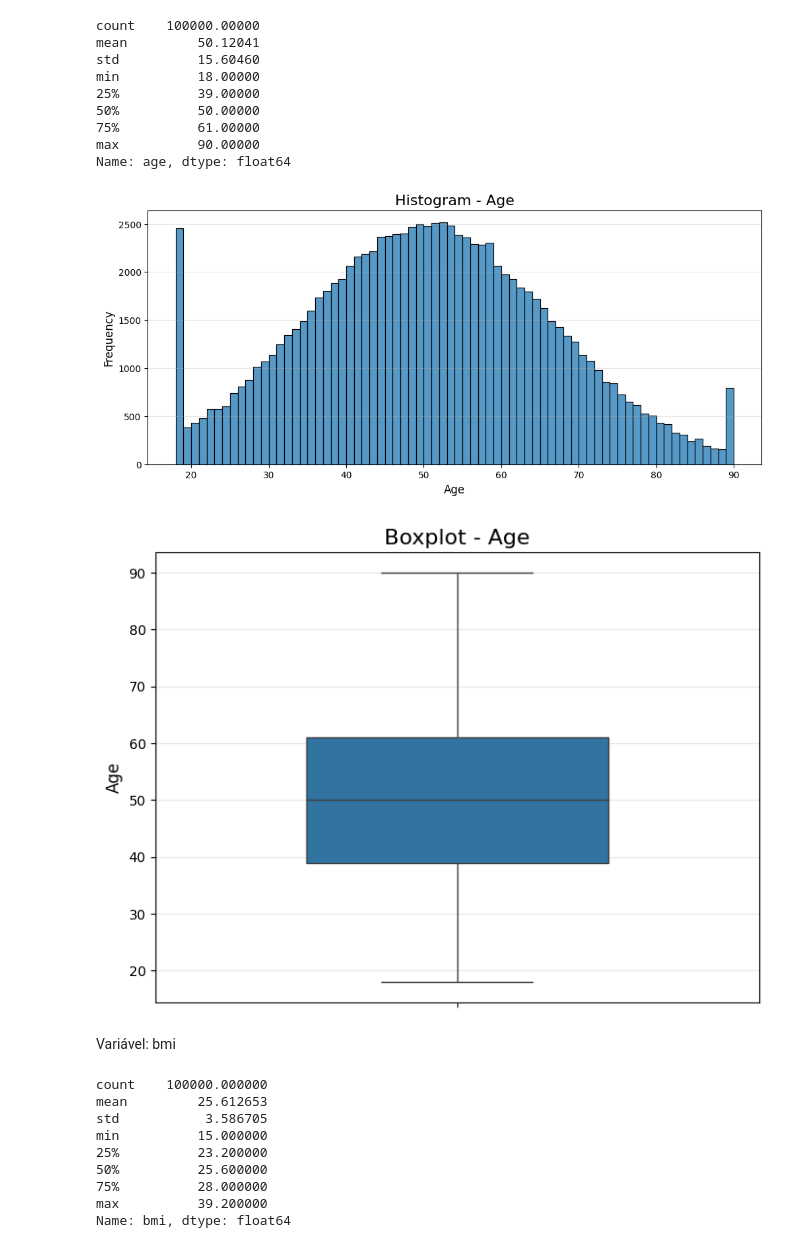
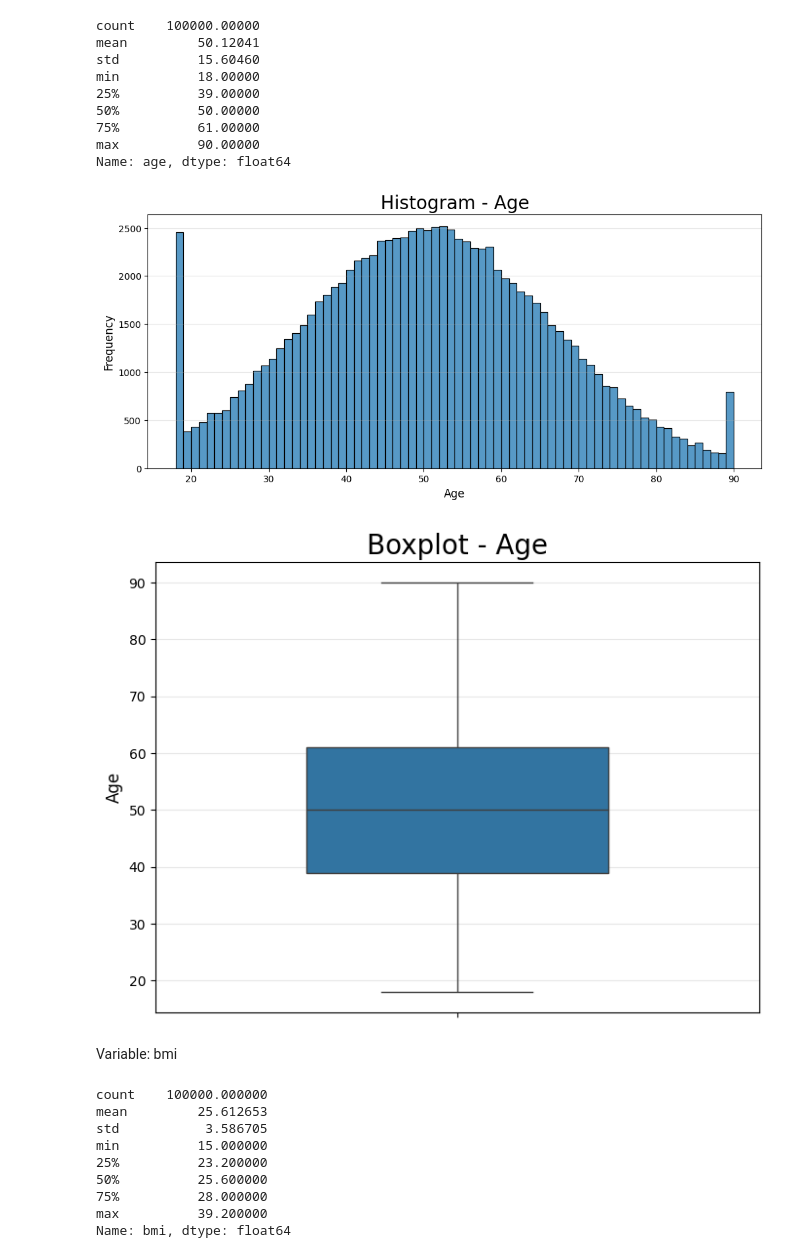
Before and after one commit to tpsilva22/teabetes, a Jupyter notebook: notebooks/numeric_variables.ipynb, the cells around one changed output. Saved outputs shown, nothing was run; the diff lists cells and outputs as text; code cells hidden in the pictures.

```diff
--- a/notebooks/numeric_variables.ipynb
+++ b/notebooks/numeric_variables.ipynb
@@ -35,27 +35,27 @@ min          18.00000
 max          90.00000
 Name: age, dtype: float64
 # %%
-# Histograma
+# Histogram
 plt.figure(figsize=(12, 5))
 sns.histplot(diabetes["age"], bins=72)
-plt.title("Histogram - Age", fontsize=16)
+plt.title("Histogram - Age", fontsize=20)
 plt.xlabel("Age", fontsize=12)
 plt.ylabel("Frequency", fontsize=12)
 plt.grid(axis='y', alpha=0.3)
 plt.show()
 
 # Boxplot
 plt.figure(figsize=(8, 6))
 sns.boxplot(y=diabetes["age"], width=0.5)
-plt.title("Boxplot - Age", fontsize=16)
+plt.title("Boxplot - Age", fontsize=20)
 plt.ylabel("Age", fontsize=12)
 plt.grid(axis='y', alpha=0.3)
 plt.show()
 # %% [output]
-[figure, old version]
+[figure, new version]
-[figure, old version]
+[figure, new version]
 # %% [markdown]
-Variável: bmi
+Variable: bmi
 # %%
 diabetes["bmi"].describe()
 # %% [output]
```
Also changed, not shown: parts of 30 cells of this notebook.
